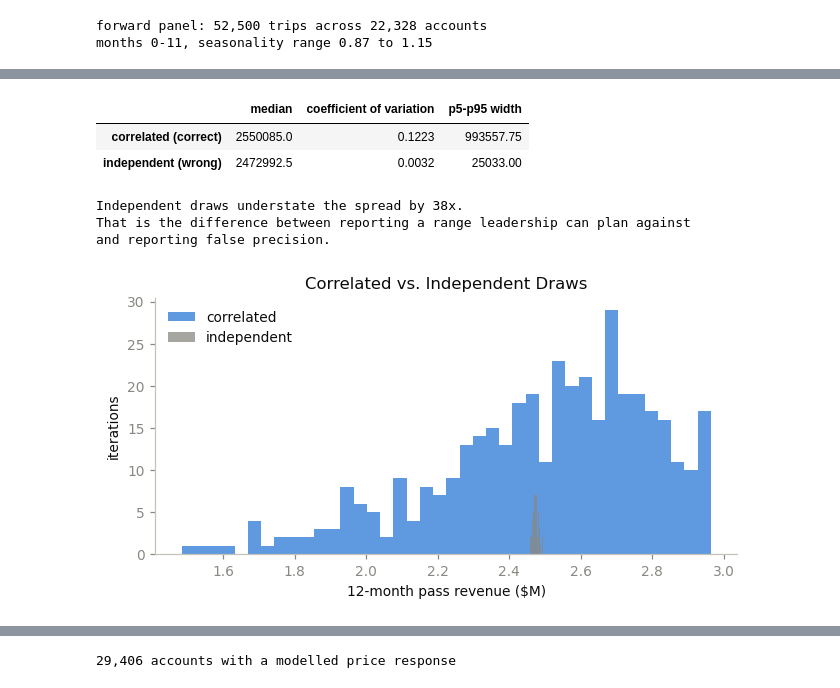
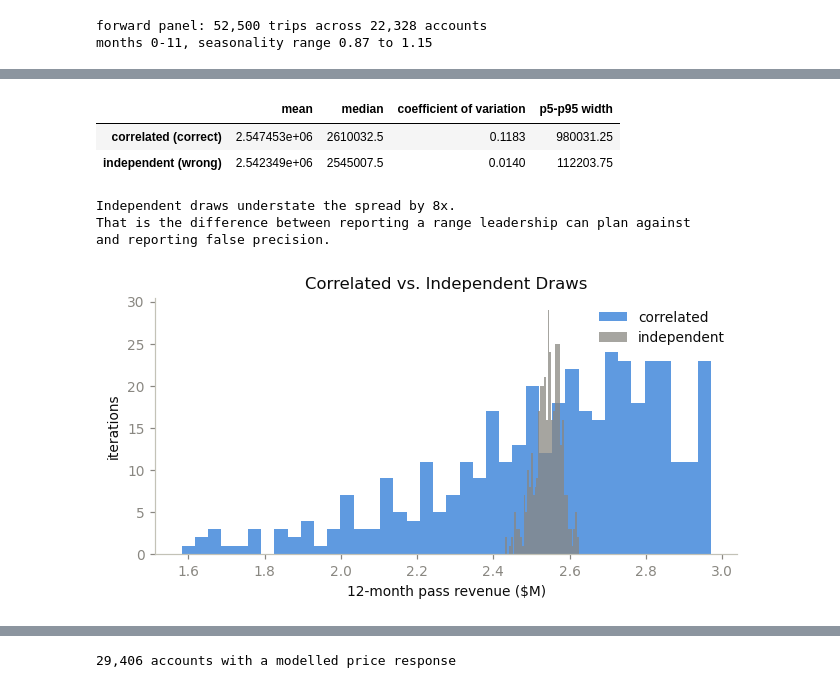
Before and after one commit to paforsey/data-science-portfolio, a Jupyter notebook: case-studies/international-roaming/international_roaming.ipynb, the cells around one changed output, grey strips where cells are left out. Drawn from its saved outputs; the diff is of its cells as text; code cells hidden in the pictures.

```diff
--- a/case-studies/international-roaming/international_roaming.ipynb
+++ b/case-studies/international-roaming/international_roaming.ipynb
@@ -2437,8 +3184,10 @@ def simulate(mult, n_iter=N_ITER, response_scale=1.0, depth_scale=1.0,
             shocks, share_d = antithetic[it - half]
             shocks, share_d = -shocks, -share_d      # mirrored path
 
-        # phi/gamma mirror the data notebook's make_macro() (see §2)
+        # phi/gamma mirror the data notebook's make_macro() (see §2). Month 0 starts
+        # from the last observed macro state plus a new shock, not a fixed zero.
         idx = np.zeros(12)
+        idx[0] = 0.85 * Z_LAST + shocks[0]
         for t in range(1, 12):
             idx[t] = 0.85 * idx[t - 1] + shocks[t]
         idx = idx + macro_shift
@@ -2450,12 +3199,10 @@ def simulate(mult, n_iter=N_ITER, response_scale=1.0, depth_scale=1.0,
         extra = np.maximum(p_occur - 1.0, 0)
         occurs = occurs | (rng.random(N) < np.clip(extra, 0, 1))
 
-        # --- behavioural draw, independent per trip ---
+        # --- coverage-state draw, independent per trip ---
         u = rng.random(N)
         state = (u[:, None] > cum).sum(axis=1)
-        pass_rev = np.where(occurs, R[np.arange(N), state], 0.0).sum()
-
-        out[it] = pass_rev
+        out[it] = np.where(occurs, R[np.arange(N), state], 0.0).sum()
     return out
 
 
@@ -2468,6 +3215,16 @@ display(pd.DataFrame({
 }, index=['pass revenue (median)', 'p5-p95', 'spread as % of median']))
 print('A spread of a few percent would mean the correlated draws are not working.')
 print('Real 12-month revenue uncertainty on a travel product is wide.')
+
+# Iteration-count convergence: median and tails should settle as n_iter grows
+conv = pd.DataFrame({
+    k: {'median': np.median(r), 'p5': np.percentile(r, 5), 'p95': np.percentile(r, 95)}
+    for k in [100, 200, 400, 800]
+    for r in [simulate(1.0, n_iter=k, rng=np.random.default_rng(1))]
+}).T
+conv['median vs 800'] = conv['median'] / conv['median'].iloc[-1] - 1
+print('\nIteration-count convergence (fitted case, standard price)')
+display(conv.round({'median': 0, 'p5': 0, 'p95': 0, 'median vs 800': 4}).rename_axis('n_iter'))
 # %% [output]
 Baseline (no price change), 400 iterations
 |  | value |
@@ -2495,54 +3293,67 @@ Real 12-month revenue uncertainty on a travel product is wide.
 # %%
 # Test Correlation Structure
-def simulate_independent(mult, n_iter=120, rng=None):
-    '''Wrong on purpose: every trip gets its own economy.'''
+_ACCT = pd.factorize(panel['account_id'].to_numpy())[0]   # 0..n_acct-1 per trip
+_N_ACCT = int(_ACCT.max()) + 1
+
+def simulate_independent(mult, n_iter=N_ITER, rng=None):
+    '''Counterfactual: each ACCOUNT draws its own 12-month AR(1) macro path, so there
+    is no cross-account macro dependence. The shared market-share shock and the
+    within-account structure are kept, and the iteration count matches the primary run.'''
     rng = rng or np.random.default_rng(0)
     P = probs_at(mult)
     R = rev_at(mult)
     cum = P.cumsum(axis=1)
     out = np.zeros(n_iter)
     for it in range(n_iter):
-        idx = rng.normal(0, 0.35 / np.sqrt(1 - 0.85 ** 2), N)   # independent per trip
-        travel_mult = np.exp(0.55 * idx)
-        p_occur = np.clip(travel_mult * SEASON / HIST_M, 0, 3)
+        share_d = rng.normal(0, 0.03)                        # still shared across accounts
+        sh = rng.normal(0, 0.35, (_N_ACCT, 12))
+        z = np.zeros((_N_ACCT, 12))
+        z[:, 0] = 0.85 * Z_LAST + sh[:, 0]
+        for t in range(1, 12):
+            z[:, t] = 0.85 * z[:, t - 1] + sh[:, t]
+        tm = np.exp(0.55 * z) * (1.0 + share_d)              # (n_acct, 12)
+        p_occur = np.clip(tm[_ACCT, MONTH] * SEASON / HIST_M, 0, 3)
         occurs = rng.random(N) < np.clip(p_occur, 0, 1)
+        extra = np.maximum(p_occur - 1.0, 0)
+        occurs = occurs | (rng.random(N) < np.clip(extra, 0, 1))
         u = rng.random(N)
         state = (u[:, None] > cum).sum(axis=1)
         out[it] = np.where(occurs, R[np.arange(N), state], 0.0).sum()
     return out
 
 
 indep = simulate_independent(1.0, rng=np.random.default_rng(3))
 corr_sd = base.std() / base.mean()
 ind_sd = indep.std() / indep.mean()
 
 display(pd.DataFrame({
+    'mean': [base.mean(), indep.mean()],
     'median': [np.median(base), np.median(indep)],
     'coefficient of variation': [corr_sd, ind_sd],
     'p5-p95 width': [np.percentile(base, 95) - np.percentile(base, 5),
                      np.percentile(indep, 95) - np.percentile(indep, 5)],
 }, index=['correlated (correct)', 'independent (wrong)']).round(4))
 
 print(f'Independent draws understate the spread by {corr_sd / max(ind_sd, 1e-9):.0f}x.')
 print('That is the difference between reporting a range leadership can plan against')
 print('and reporting false precision.')
 
 fig, ax = plt.subplots(figsize=(6, 3.2))
 ax.hist(base / 1e6, bins=40, alpha=0.75, color=ACCENT, label='correlated')
 ax.hist(indep / 1e6, bins=40, alpha=0.75, color=MUTED, label='independent')
 ax.set_xlabel('12-month pass revenue ($M)')
 ax.set_ylabel('iterations')
 ax.set_title('Correlated vs. Independent Draws')
 ax.legend(frameon=False)
 plt.tight_layout()
 plt.show()
 # %% [output]
-|  | median | coefficient of variation | p5-p95 width |
-| correlated (correct) | 2550085.0 | 0.1223 | 993557.75 |
-| independent (wrong) | 2472992.5 | 0.0032 | 25033.00 |
+|  | mean | median | coefficient of variation | p5-p95 width |
+| correlated (correct) | 2.547453e+06 | 2610032.5 | 0.1183 | 980031.25 |
+| independent (wrong) | 2.542349e+06 | 2545007.5 | 0.0140 | 112203.75 |
-Independent draws understate the spread by 38x.
+Independent draws understate the spread by 8x.
 That is the difference between reporting a range leadership can plan against
 and reporting false precision.
-[figure, old version]
+[figure, new version]
 # %% [markdown]
 ---
```
Also changed, not shown: parts of 73 cells of this notebook, 12 other files.
